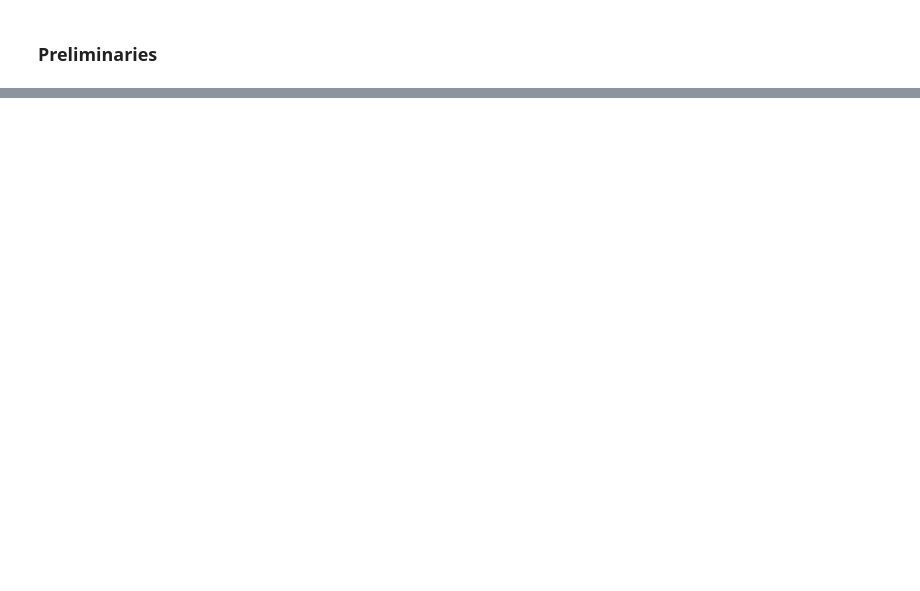
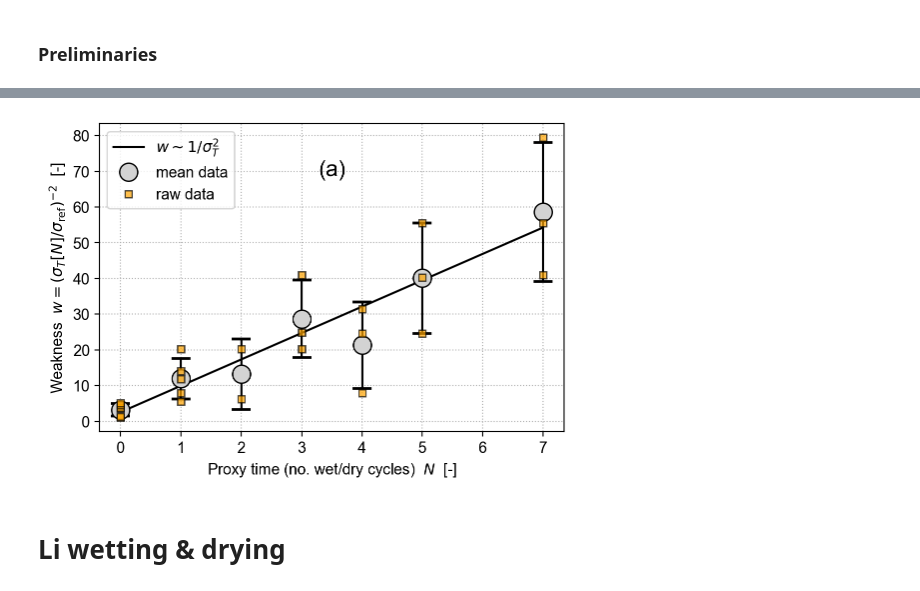
Before and after one commit to cstarkjp/WMBE, a Jupyter notebook: notebooks/Data.ipynb, the cells around one changed output, grey strips where cells are left out. Saved outputs shown, nothing was run; the diff lists cells and outputs as text; code cells hidden in the pictures; blank space fills up the shorter version.

Commit message:
Refactor data plotting

```diff
--- a/notebooks/Data.ipynb
+++ b/notebooks/Data.ipynb
@@ -119,0 +7,2 @@ AttributeError: 'NoneType' object has no attribute 'savefig'
+# %%
+viz = Viz(dpi=100,)
@@ -119,0 +11,11 @@ AttributeError: 'NoneType' object has no attribute 'savefig'
+# %%
+inoue_data = ExperimentalData()
+inoue_data.read_excel(
+    "inoue",
+    dir_name=("..","data"),
+    file_name="Inoue_wetdryN_sigmaT",
+)
+df = inoue_data.ddict["inoue"]
+df["w_sigma2"] = (df.sigmaT*2.21)**(-2)
+df["w_sigma1p5"] = (df.sigmaT*2.21)**(-1.5)
+inoue_data.ddict["inoue"]
@@ -119,0 +40,9 @@ AttributeError: 'NoneType' object has no attribute 'savefig'
+# %%
+inoue_data.fit_linear_model("inoue","wetdryN","w_sigma2")
+# %%
+name = "inoue_w_wetdry"
+viz.inoue_w_wetdryN(name, ed=inoue_data, text_label=((0.5,0.85),"(a)",16),)
+# %% [output]
+[figure, added]
+# %% [markdown]
+# Li wetting & drying
```
Also changed, not shown: parts of 33 cells of this notebook, 5 other files.
